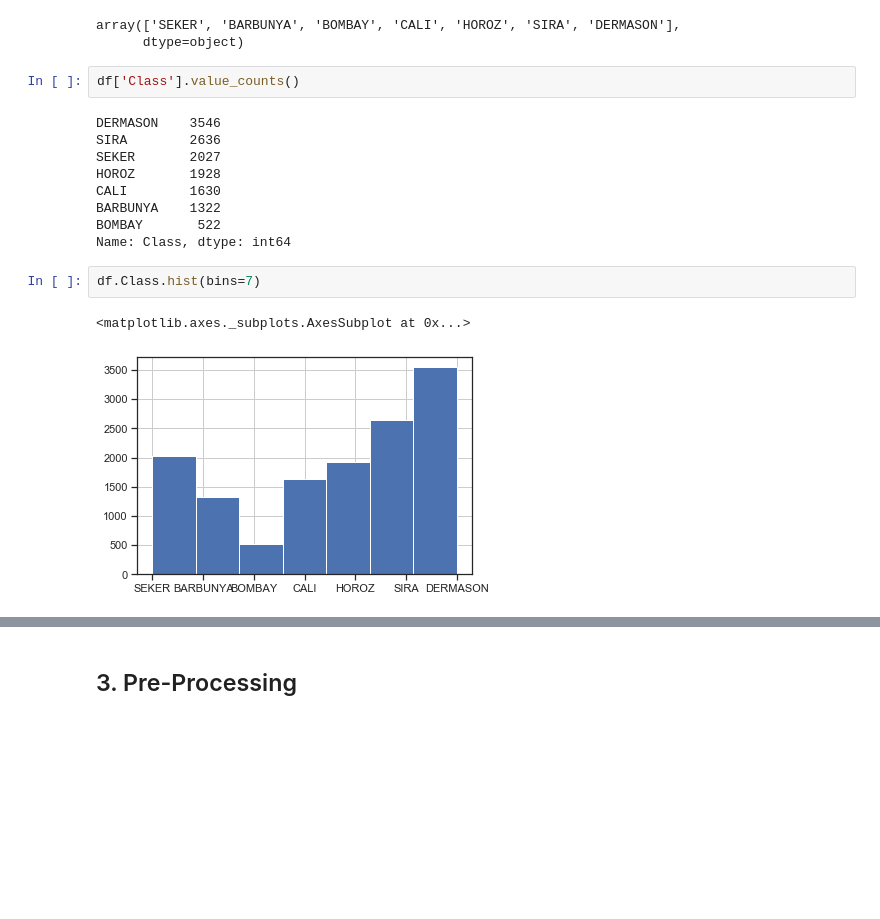
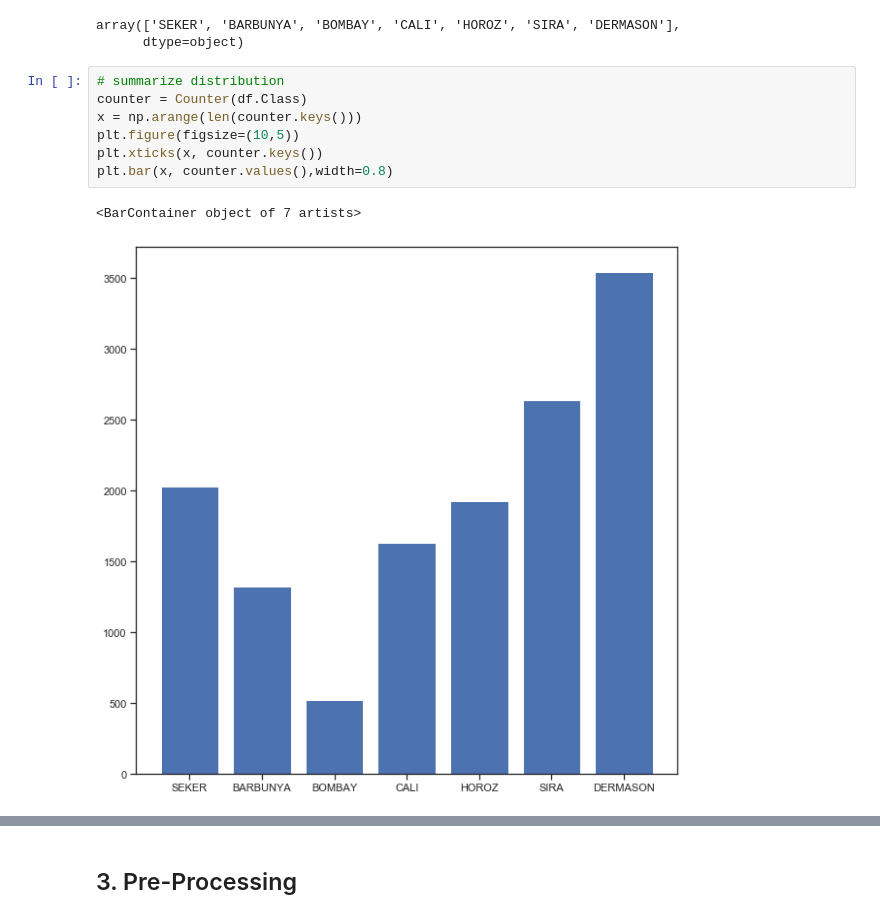
Before and after one commit to taba95/DataSpaces, a Jupyter notebook: Tesina.ipynb, the cells around one changed output, grey strips where cells are left out. Drawn from its saved outputs; the diff is of its cells as text; blank space fills up the shorter version.

```diff
--- a/Tesina.ipynb
+++ b/Tesina.ipynb
@@ -176,19 +203,13 @@ df.Class.unique()
 The target classes are:
 array(['SEKER', 'BARBUNYA', 'BOMBAY', 'CALI', 'HOROZ', 'SIRA', 'DERMASON'],
       dtype=object)
-# %%
-df['Class'].value_counts()
-# %% [output]
-DERMASON    3546
-SIRA        2636
-SEKER       2027
-HOROZ       1928
-CALI        1630
-BARBUNYA    1322
-BOMBAY       522
-Name: Class, dtype: int64
-# %%
-df.Class.hist(bins=7)
-# %% [output]
-<matplotlib.axes._subplots.AxesSubplot at 0x...>
-[figure, removed]
+# %%
+# summarize distribution
+counter = Counter(df.Class)
+x = np.arange(len(counter.keys()))
+plt.figure(figsize=(10,5))
+plt.xticks(x, counter.keys())
+plt.bar(x, counter.values(),width=0.8)
+# %% [output]
+<BarContainer object of 7 artists>
+[figure, added]
```
Also changed, not shown: parts of 54 cells of this notebook.
